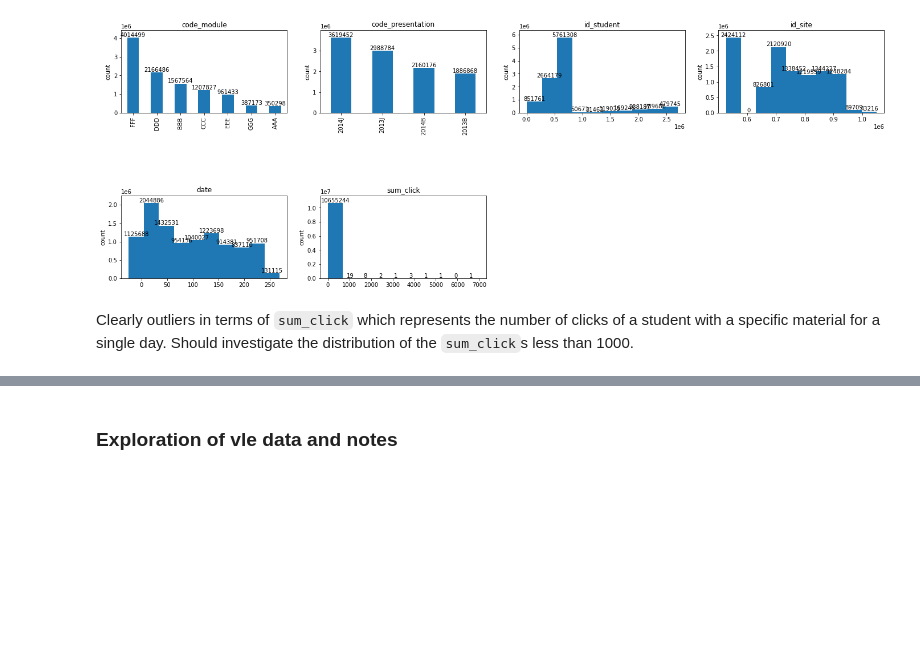
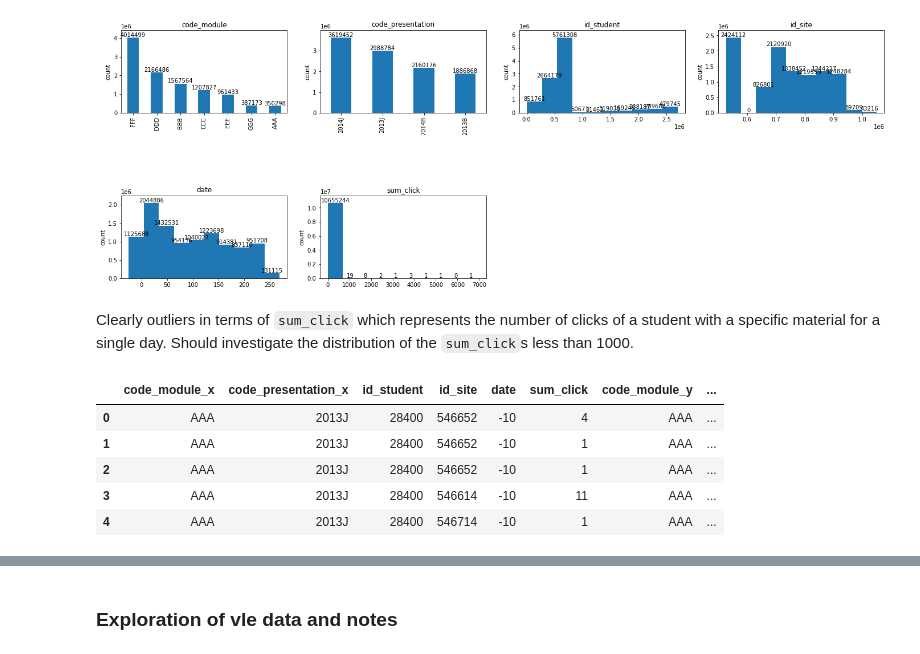
Before and after one commit to sustrev/SIADS697, a Jupyter notebook: EDA.ipynb, the cells around one changed output, grey strips where cells are left out. Cells and saved outputs as stored; diff of their text form; code cells hidden in the pictures; blank space fills up the shorter version.

```diff
--- a/EDA.ipynb
+++ b/EDA.ipynb
@@ -338,3 +338,18 @@ explore_df(student_vle_raw)
 [figure]
 # %% [markdown]
 Clearly outliers in terms of `sum_click` which represents the number of clicks of a student with a specific material for a single day. Should investigate the distribution of the `sum_click`s less than 1000.
+# %%
+# look @ number of click entries vs site type
+
+# join vle and student vle
+student_vle_with_activity_type = student_vle_raw.copy()
+student_vle_with_activity_type = student_vle_with_activity_type.merge(vle_raw, how='left', left_on='id_site', right_on='id_site')
+
+student_vle_with_activity_type.head()
+# %% [output]
+|  | code_module_x | code_presentation_x | id_student | id_site | date | sum_click | code_module_y | ... |
+| 0 | AAA | 2013J | 28400 | 546652 | -10 | 4 | AAA | ... |
+| 1 | AAA | 2013J | 28400 | 546652 | -10 | 1 | AAA | ... |
+| 2 | AAA | 2013J | 28400 | 546652 | -10 | 1 | AAA | ... |
+| 3 | AAA | 2013J | 28400 | 546614 | -10 | 11 | AAA | ... |
+| 4 | AAA | 2013J | 28400 | 546714 | -10 | 1 | AAA | ... |
```
Also changed, not shown: parts of 3 cells of this notebook.
